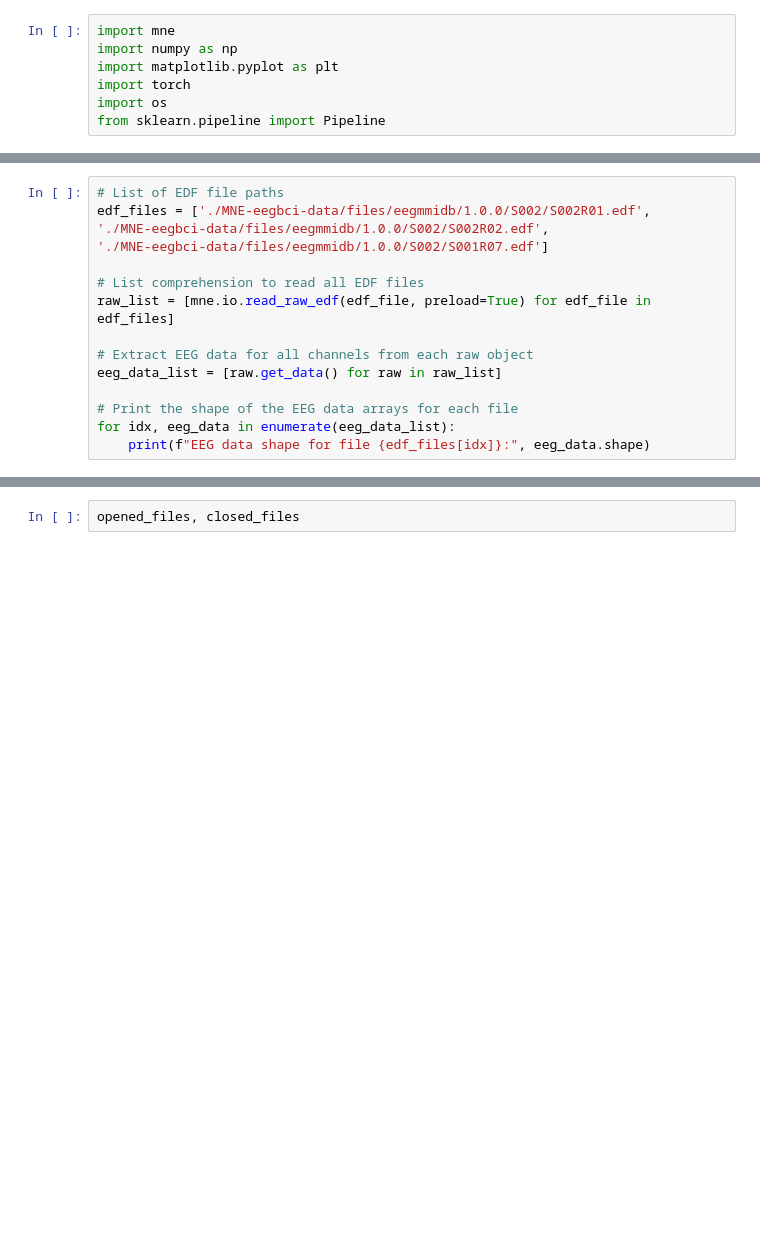
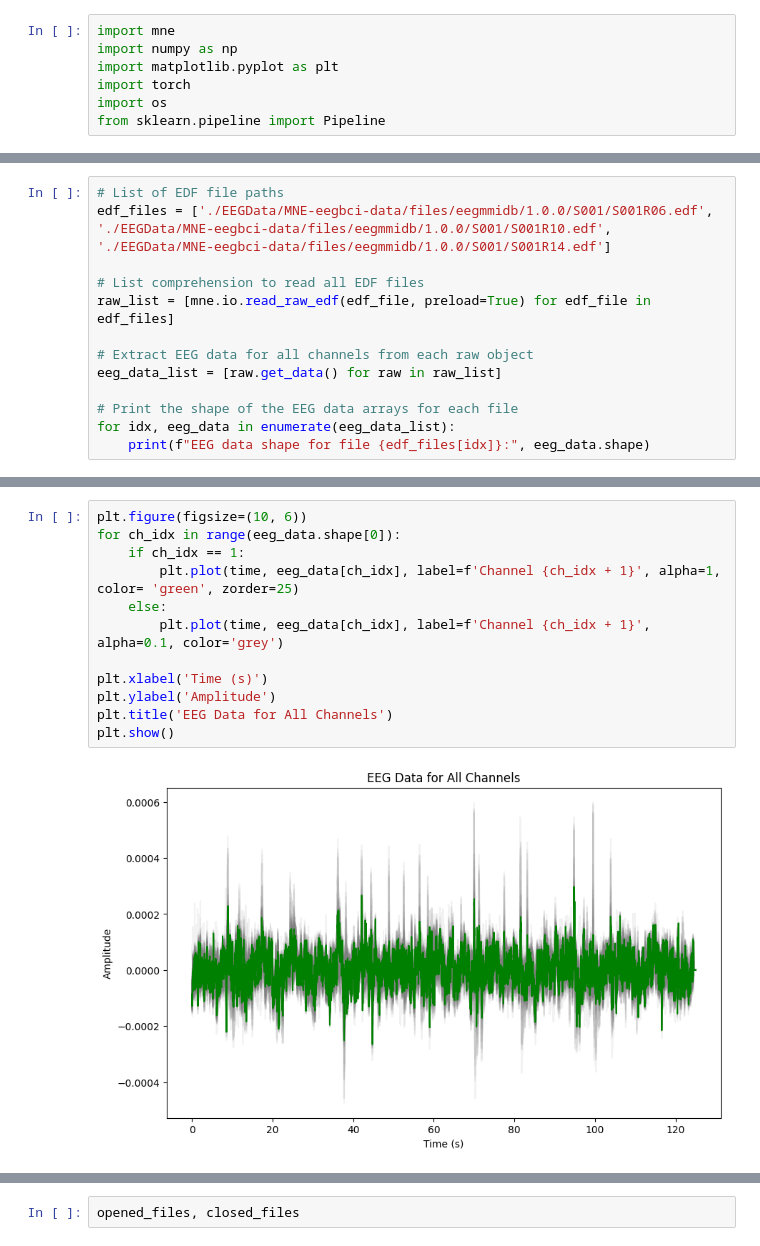
Before and after one commit to priyanshumahey/EEG-GAN, a Jupyter notebook: good.ipynb, the cells around one changed output, grey strips where cells are left out. Cells and saved outputs as stored; diff of their text form; blank space fills up the shorter version.

Commit message:
Added more visualization tools

```diff
--- a/good.ipynb
+++ b/good.ipynb
@@ -40,8 +54,8 @@ print("EEG data shape:", eeg_data.shape)
 # %%
 # List of EDF file paths
-edf_files = ['./MNE-eegbci-data/files/eegmmidb/1.0.0/S002/S002R01.edf',
-'./MNE-eegbci-data/files/eegmmidb/1.0.0/S002/S002R02.edf',
-'./MNE-eegbci-data/files/eegmmidb/1.0.0/S002/S001R07.edf']
+edf_files = ['./EEGData/MNE-eegbci-data/files/eegmmidb/1.0.0/S001/S001R06.edf',
+'./EEGData/MNE-eegbci-data/files/eegmmidb/1.0.0/S001/S001R10.edf',
+'./EEGData/MNE-eegbci-data/files/eegmmidb/1.0.0/S001/S001R14.edf']
 
 # List comprehension to read all EDF files
 raw_list = [mne.io.read_raw_edf(edf_file, preload=True) for edf_file in edf_files]
@@ -83 +124,15 @@ plt.show()
+# %%
+plt.figure(figsize=(10, 6))
+for ch_idx in range(eeg_data.shape[0]):
+    if ch_idx == 1:
+        plt.plot(time, eeg_data[ch_idx], label=f'Channel {ch_idx + 1}', alpha=1, color= 'green', zorder=25)
+    else:
+        plt.plot(time, eeg_data[ch_idx], label=f'Channel {ch_idx + 1}', alpha=0.1, color='grey')
+
+plt.xlabel('Time (s)')
+plt.ylabel('Amplitude')
+plt.title('EEG Data for All Channels')
+plt.show()
+# %% [output]
+[figure, added]
 # %%
```
Also changed, not shown: parts of 11 cells of this notebook, 3 other files.
